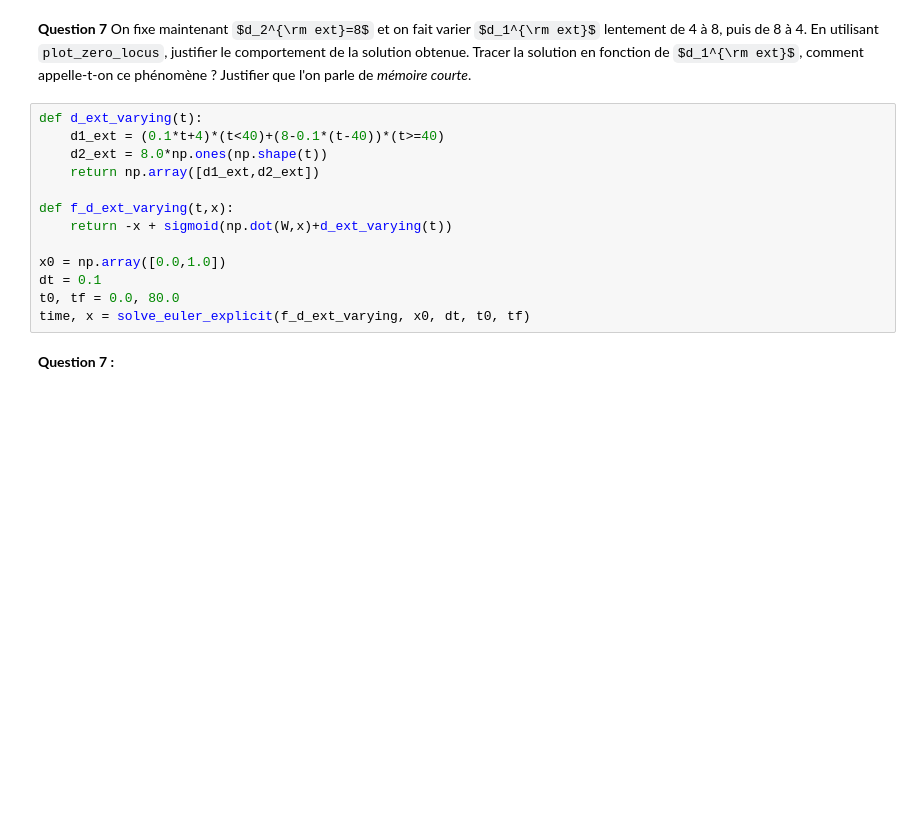
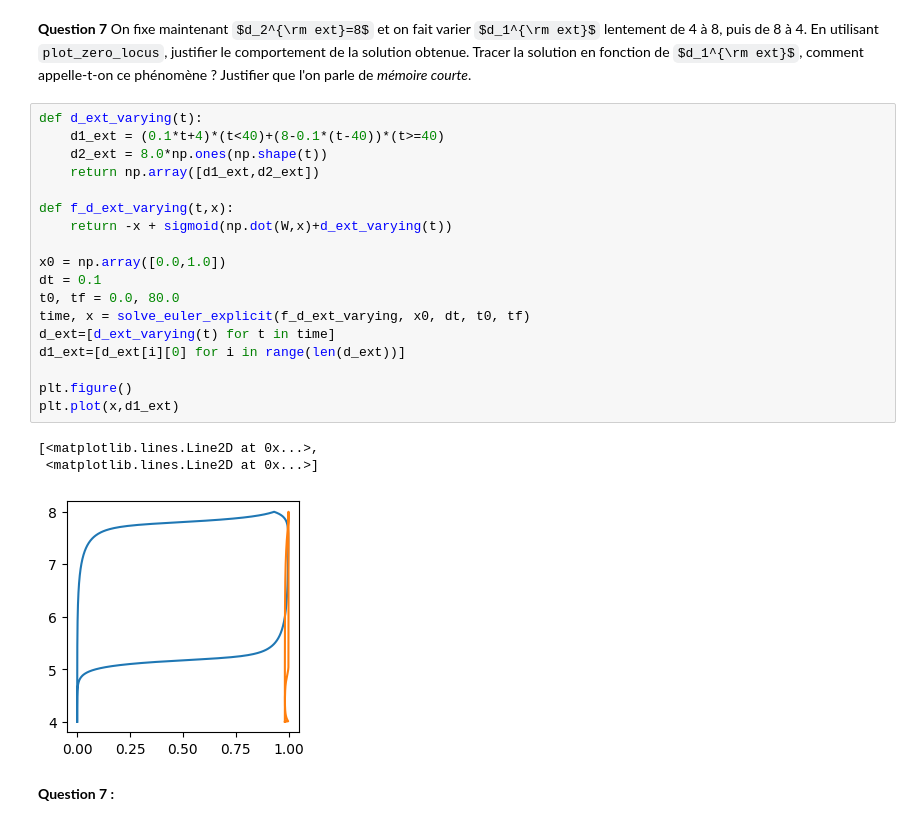
Before and after one commit to Dorian-Brousse/projet_equa_diff, a Jupyter notebook: Rendu.ipynb, the cells around one changed output. Cells and saved outputs as stored; diff of their text form; some formulas as TeX source; blank space fills up the shorter version.

```diff
--- a/Rendu.ipynb
+++ b/Rendu.ipynb
@@ -324,16 +324,25 @@ Et une convergence vers $x_3\approx(0.75,1)$ si la condition initiale est exacte
 # %%
 def d_ext_varying(t):
     d1_ext = (0.1*t+4)*(t<40)+(8-0.1*(t-40))*(t>=40)
     d2_ext = 8.0*np.ones(np.shape(t))
     return np.array([d1_ext,d2_ext])
 
 def f_d_ext_varying(t,x):
     return -x + sigmoid(np.dot(W,x)+d_ext_varying(t))
 
 x0 = np.array([0.0,1.0])
 dt = 0.1
 t0, tf = 0.0, 80.0
 time, x = solve_euler_explicit(f_d_ext_varying, x0, dt, t0, tf)
+d_ext=[d_ext_varying(t) for t in time]
+d1_ext=[d_ext[i][0] for i in range(len(d_ext))]
+
+plt.figure()
+plt.plot(x,d1_ext)
+# %% [output]
+[<matplotlib.lines.Line2D at 0x...>,
+ <matplotlib.lines.Line2D at 0x...>]
+[figure, added]
 # %% [markdown]
 **Question 7 :**
 # %% [markdown]
```
